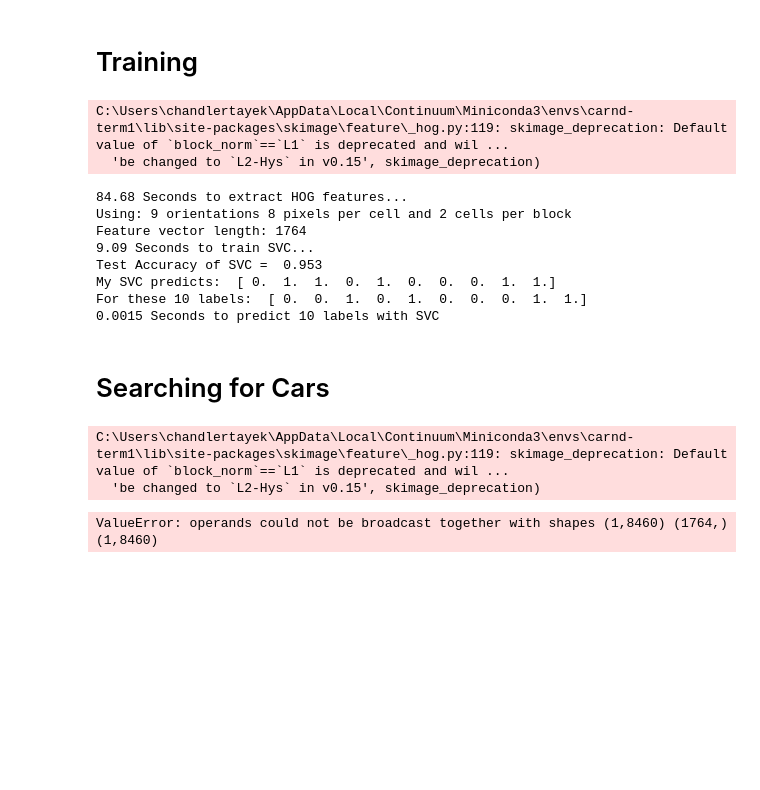
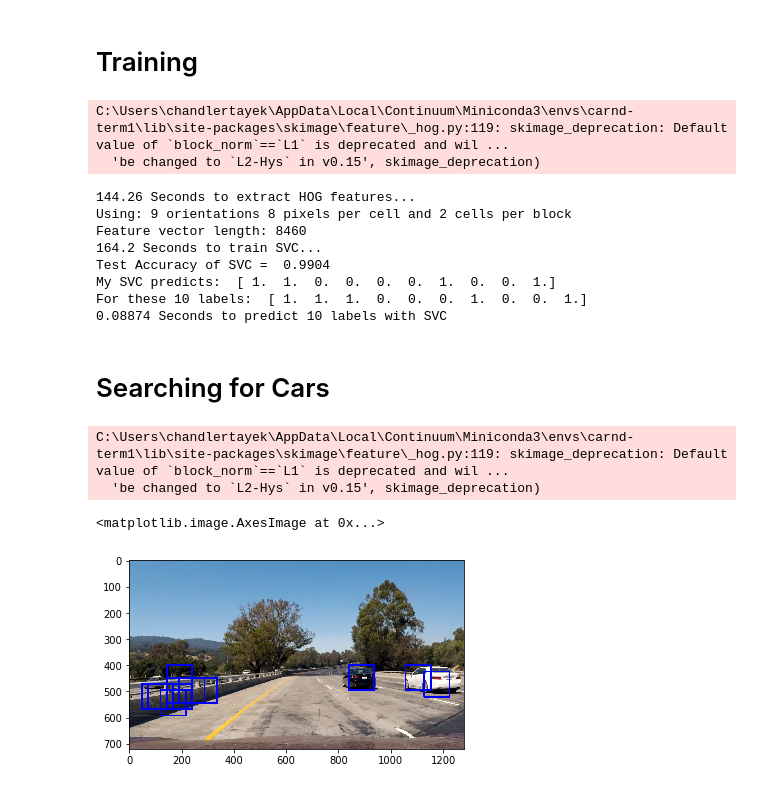
Before and after one commit to ChandlerTayek/CarND-Vehicle-Detection-P5, a Jupyter notebook: pipeline.ipynb, the cells around one changed output. Cells and saved outputs as stored; diff of their text form; code cells hidden in the pictures; blank space fills up the shorter version.

```diff
--- a/pipeline.ipynb
+++ b/pipeline.ipynb
@@ -261,16 +291,17 @@ from sklearn.svm import LinearSVC
 from sklearn.preprocessing import StandardScaler
 from sklearn.model_selection import train_test_split
 
+
 # Reduce the sample size because HOG features are slow to compute
 # sample_size = 500
 # cars = cars[0:sample_size]
 # notcars = notcars[0:sample_size]
 
-colorspace = 'LUV' # Can be RGB, HSV, LUV, HLS, YUV, YCrCb
+colorspace = 'HSV' # Can be RGB, HSV, LUV, HLS, YUV, YCrCb
 orient = 9
 pix_per_cell = 8
 cell_per_block = 2
-hog_channel = 0 # Can be 0, 1, 2, or "ALL"
+hog_channel = 'ALL' # Can be 0, 1, 2, or "ALL"
 
 t=time.time()
 car_features = extract_features(cars, cspace=colorspace, orient=orient,
@@ -319,23 +350,17 @@ print(round(t2-t, 5), 'Seconds to predict', n_predict,'labels with SVC')
 # %% [output]
 C:\Users\chandlertayek\AppData\Local\Continuum\Miniconda3\envs\carnd-term1\lib\site-packages\skimage\feature\_hog.py:119: skimage_deprecation: Default value of `block_norm`==`L1` is deprecated and wil ...
   'be changed to `L2-Hys` in v0.15', skimage_deprecation)
-84.68 Seconds to extract HOG features...
+144.26 Seconds to extract HOG features...
 Using: 9 orientations 8 pixels per cell and 2 cells per block
-Feature vector length: 1764
-9.09 Seconds to train SVC...
-Test Accuracy of SVC =  0.953
-My SVC predicts:  [ 0.  1.  1.  0.  1.  0.  0.  0.  1.  1.]
-For these 10 labels:  [ 0.  0.  1.  0.  1.  0.  0.  0.  1.  1.]
-0.0015 Seconds to predict 10 labels with SVC
+Feature vector length: 8460
+164.2 Seconds to train SVC...
+Test Accuracy of SVC =  0.9904
+My SVC predicts:  [ 1.  1.  0.  0.  0.  0.  1.  0.  0.  1.]
+For these 10 labels:  [ 1.  1.  1.  0.  0.  0.  1.  0.  0.  1.]
+0.08874 Seconds to predict 10 labels with SVC
 # %% [markdown]
 # Searching for Cars
 # %%
-orient = 9
-pix_per_cell = 8
-cell_per_block = 2
-spatial_size = (32, 32)
-hist_bins = 32
-
 img = mpimg.imread('test_images/test1.jpg')
 
 
@@ -349,15 +374,7 @@ def convert_color(img, conv='RGB2YCrCb'):
         return cv2.cvtColor(img, cv2.COLOR_RGB2LUV)
 
 
-def color_hist(img, nbins=32):    #bins_range=(0, 256)
-    # Compute the histogram of the color channels separately
-    channel1_hist = np.histogram(img[:,:,0], bins=nbins)
-    channel2_hist = np.histogram(img[:,:,1], bins=nbins)
-    channel3_hist = np.histogram(img[:,:,2], bins=nbins)
-    # Concatenate the histograms into a single feature vector
-    hist_features = np.concatenate((channel1_hist[0], channel2_hist[0], channel3_hist[0]))
-    # Return the individual histograms, bin_centers and feature vector
-    return hist_features
+
 
 # Define a single function that can extract features using hog sub-sampling and make predictions
 def find_cars(img, ystart, ystop, scale, svc, X_scaler, orient, pix_per_cell, cell_per_block, spatial_size, hist_bins):
@@ -367,7 +384,6 @@ def find_cars(img, ystart, ystop, scale, svc, X_scaler, orient, pix_per_cell, ce
 
     img_tosearch = img[ystart:ystop,:,:]
     ctrans_tosearch = convert_color(img_tosearch, conv='RGB2YCrCb')
-    cv2.cvtColor(image, cv2.COLOR_RGB2HSV)
     if scale != 1:
         imshape = ctrans_tosearch.shape
         ctrans_tosearch = cv2.resize(ctrans_tosearch, (np.int(imshape[1]/scale), np.int(imshape[0]/scale)))
@@ -408,32 +424,34 @@ def find_cars(img, ystart, ystop, scale, svc, X_scaler, orient, pix_per_cell, ce
 
             # Extract the image patch
             subimg = cv2.resize(ctrans_tosearch[ytop:ytop+window, xleft:xleft+window], (64,64))
 
             # Get color features
             spatial_features = bin_spatial(subimg, size=spatial_size)
-            hist_features = color_hist(subimg, nbins=hist_bins)
+            hist_features = get_color_hist_features(subimg, nbins=hist_bins)
 
             # Scale features and make a prediction
             test_features = X_scaler.transform(np.hstack((spatial_features, hist_features, hog_features)).reshape(1, -1))
             #test_features = X_scaler.transform(np.hstack((shape_feat, hist_feat)).reshape(1, -1))
             test_prediction = svc.predict(test_features)
 
             if test_prediction == 1:
                 xbox_left = np.int(xleft*scale)
                 ytop_draw = np.int(ytop*scale)
                 win_draw = np.int(window*scale)
                 cv2.rectangle(draw_img,(xbox_left, ytop_draw+ystart),(xbox_left+win_draw,ytop_draw+win_draw+ystart),(0,0,255),6)
 
     return draw_img
 
 ystart = 400
 ystop = 656
 scale = 1.5
 
+
 out_img = find_cars(img, ystart, ystop, scale, svc, X_scaler, orient, pix_per_cell, cell_per_block, spatial_size, hist_bins)
 
 plt.imshow(out_img)
 # %% [output]
 C:\Users\chandlertayek\AppData\Local\Continuum\Miniconda3\envs\carnd-term1\lib\site-packages\skimage\feature\_hog.py:119: skimage_deprecation: Default value of `block_norm`==`L1` is deprecated and wil ...
   'be changed to `L2-Hys` in v0.15', skimage_deprecation)
-ValueError: operands could not be broadcast together with shapes (1,8460) (1764,) (1,8460)
+<matplotlib.image.AxesImage at 0x...>
+[figure, added]
```
Also changed, not shown: parts of 5 cells of this notebook.
